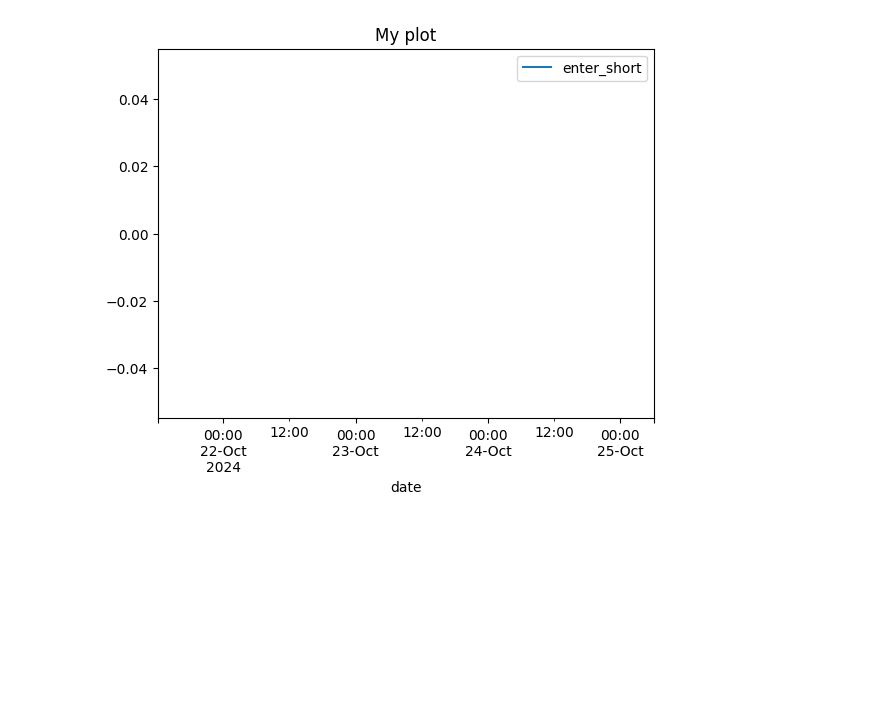
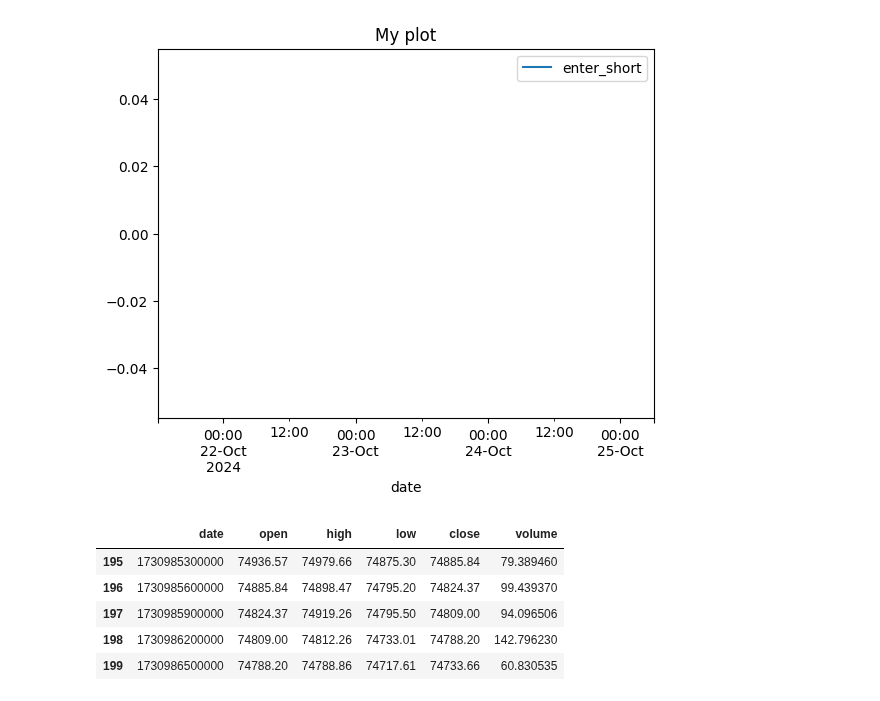
Before and after one commit to mohsenjfar/trade, a Jupyter notebook: user_data/notebooks/analysis.ipynb, the cells around one changed output. Saved outputs shown, nothing was run; the diff lists cells and outputs as text; code cells hidden in the pictures; blank space fills up the shorter version.

```diff
--- a/user_data/notebooks/analysis.ipynb
+++ b/user_data/notebooks/analysis.ipynb
@@ -162,0 +169,4 @@ plot = dataframe.plot(kind='line', x='date', y='enter_short', title="My plot")
+# %%
+bybit = ccxt.bybit()
+binance = ccxt.binance()
+kucoin = ccxt.kucoin()
@@ -162,0 +193,12 @@ plot = dataframe.plot(kind='line', x='date', y='enter_short', title="My plot")
+# %%
+values = bybit.fetch_ohlcv(symbol=symbol,timeframe='5m')
+# %%
+df = pd.DataFrame(values, columns=('date','open','high','low','close','volume'))
+df.tail()
+# %% [output]
+|  | date | open | high | low | close | volume |
+| 195 | 1730985300000 | 74936.57 | 74979.66 | 74875.30 | 74885.84 | 79.389460 |
+| 196 | 1730985600000 | 74885.84 | 74898.47 | 74795.20 | 74824.37 | 99.439370 |
+| 197 | 1730985900000 | 74824.37 | 74919.26 | 74795.50 | 74809.00 | 94.096506 |
+| 198 | 1730986200000 | 74809.00 | 74812.26 | 74733.01 | 74788.20 | 142.796230 |
+| 199 | 1730986500000 | 74788.20 | 74788.86 | 74717.61 | 74733.66 | 60.830535 |
```
Also changed, not shown: parts of 9 cells of this notebook, 7 other files.
